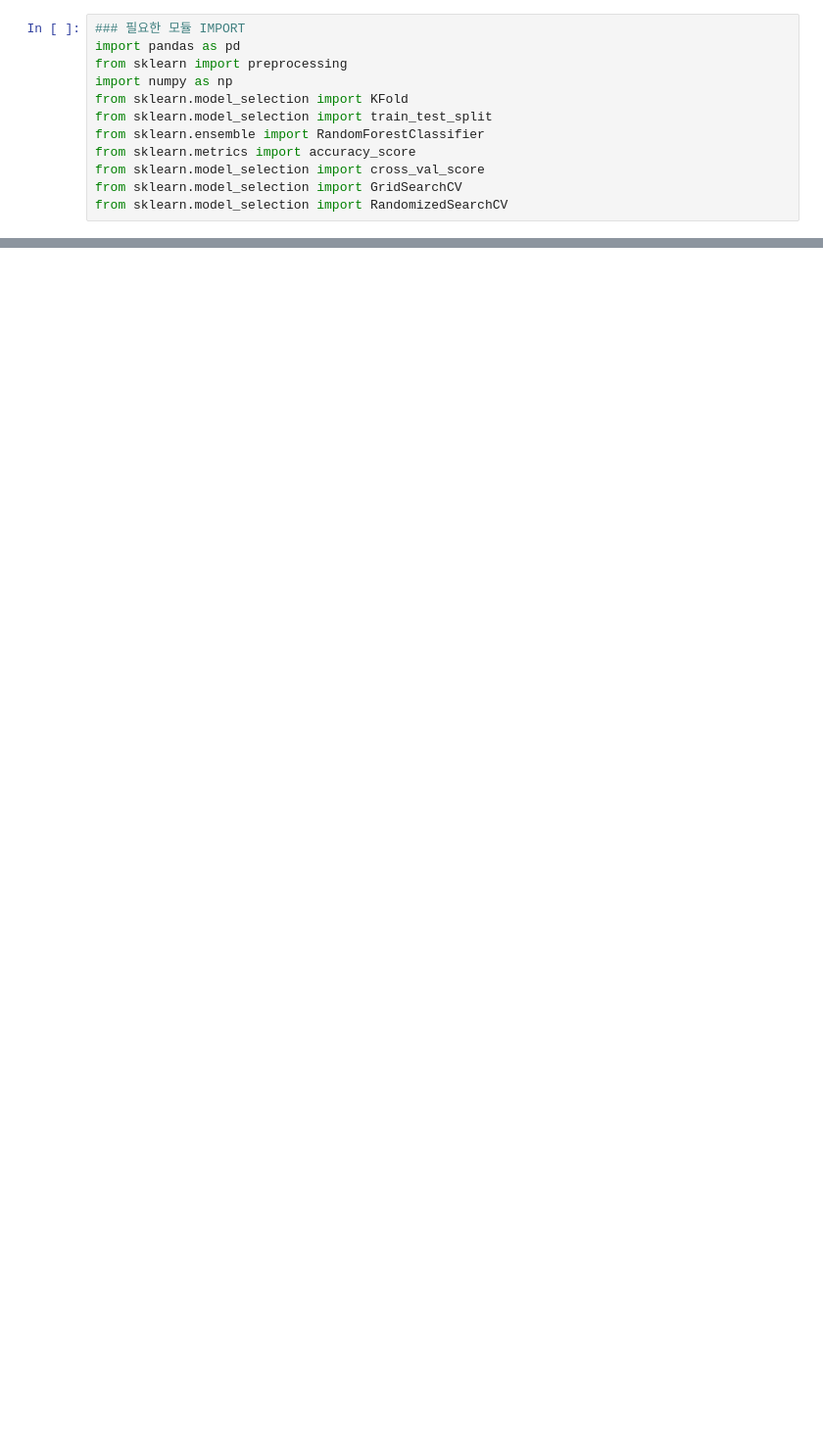
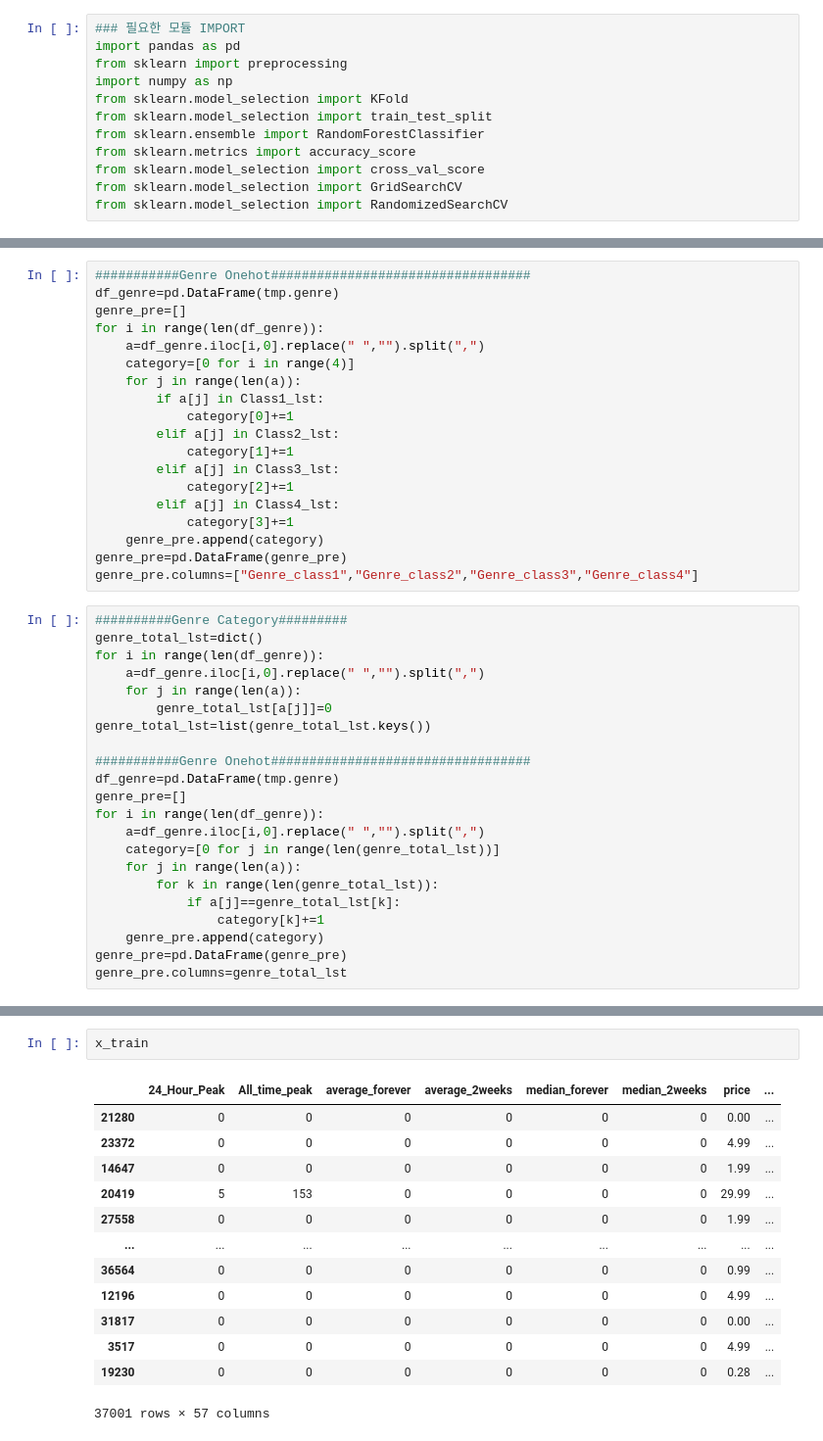
Before and after one commit to trevormoon/ASAC_ml_project, a Jupyter notebook: EDA/MPW/CODE/DATA_EDA/ml_rf_base.ipynb, the cells around one changed output, grey strips where cells are left out. Shown: that part at 98% size. Drawn from its saved outputs; the diff is of its cells as text; blank space fills up the shorter version.

```diff
--- a/EDA/MPW/CODE/DATA_EDA/ml_rf_base.ipynb
+++ b/EDA/MPW/CODE/DATA_EDA/ml_rf_base.ipynb
@@ -67,0 +378,41 @@ See the caveats in the documentation: https://pandas.pydata.org/pandas-docs/stab
+# %%
+###########Genre Onehot##################################
+df_genre=pd.DataFrame(tmp.genre)
+genre_pre=[]
+for i in range(len(df_genre)):
+    a=df_genre.iloc[i,0].replace(" ","").split(",")
+    category=[0 for i in range(4)]
+    for j in range(len(a)):
+        if a[j] in Class1_lst:
+            category[0]+=1
+        elif a[j] in Class2_lst:
+            category[1]+=1
+        elif a[j] in Class3_lst:
+            category[2]+=1
+        elif a[j] in Class4_lst:
+            category[3]+=1
+    genre_pre.append(category)
+genre_pre=pd.DataFrame(genre_pre)
+genre_pre.columns=["Genre_class1","Genre_class2","Genre_class3","Genre_class4"]
+# %%
+##########Genre Category#########
+genre_total_lst=dict()
+for i in range(len(df_genre)):
+    a=df_genre.iloc[i,0].replace(" ","").split(",")
+    for j in range(len(a)):
+        genre_total_lst[a[j]]=0
+genre_total_lst=list(genre_total_lst.keys())
+
+###########Genre Onehot##################################
+df_genre=pd.DataFrame(tmp.genre)
+genre_pre=[]
+for i in range(len(df_genre)):
+    a=df_genre.iloc[i,0].replace(" ","").split(",")
+    category=[0 for j in range(len(genre_total_lst))]
+    for j in range(len(a)):
+        for k in range(len(genre_total_lst)):
+            if a[j]==genre_total_lst[k]:
+                category[k]+=1
+    genre_pre.append(category)
+genre_pre=pd.DataFrame(genre_pre)
+genre_pre.columns=genre_total_lst
@@ -67,0 +609,16 @@ See the caveats in the documentation: https://pandas.pydata.org/pandas-docs/stab
+# %%
+x_train
+# %% [output]
+|  | 24_Hour_Peak | All_time_peak | average_forever | average_2weeks | median_forever | median_2weeks | price | ... |
+| 21280 | 0 | 0 | 0 | 0 | 0 | 0 | 0.00 | ... |
+| 23372 | 0 | 0 | 0 | 0 | 0 | 0 | 4.99 | ... |
+| 14647 | 0 | 0 | 0 | 0 | 0 | 0 | 1.99 | ... |
+| 20419 | 5 | 153 | 0 | 0 | 0 | 0 | 29.99 | ... |
+| 27558 | 0 | 0 | 0 | 0 | 0 | 0 | 1.99 | ... |
+| ... | ... | ... | ... | ... | ... | ... | ... | ... |
+| 36564 | 0 | 0 | 0 | 0 | 0 | 0 | 0.99 | ... |
+| 12196 | 0 | 0 | 0 | 0 | 0 | 0 | 4.99 | ... |
+| 31817 | 0 | 0 | 0 | 0 | 0 | 0 | 0.00 | ... |
+| 3517 | 0 | 0 | 0 | 0 | 0 | 0 | 4.99 | ... |
+| 19230 | 0 | 0 | 0 | 0 | 0 | 0 | 0.28 | ... |
+37001 rows × 57 columns
```
Also changed, not shown: parts of 27 cells of this notebook, 4 other files.
